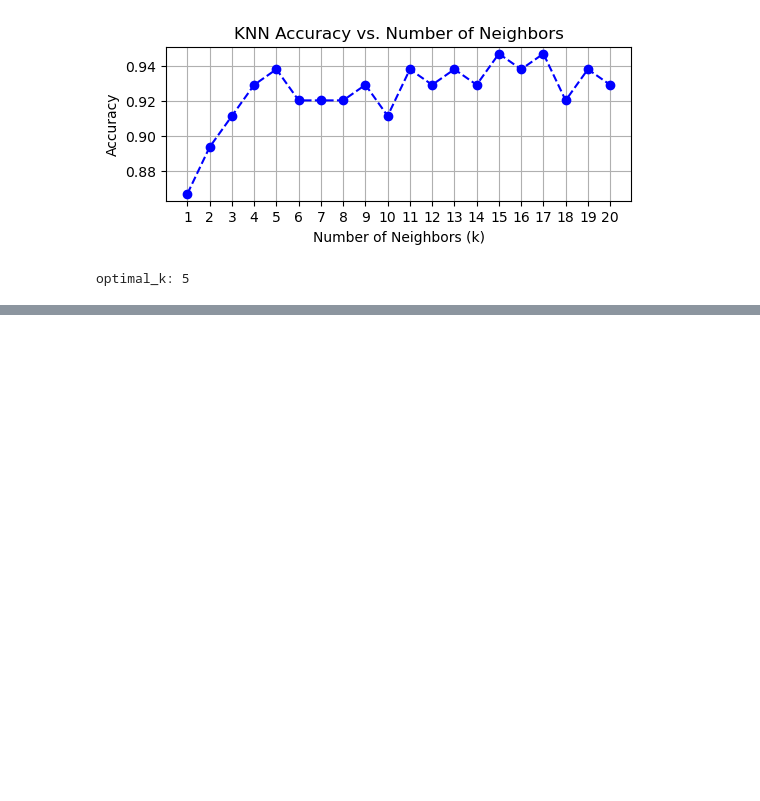
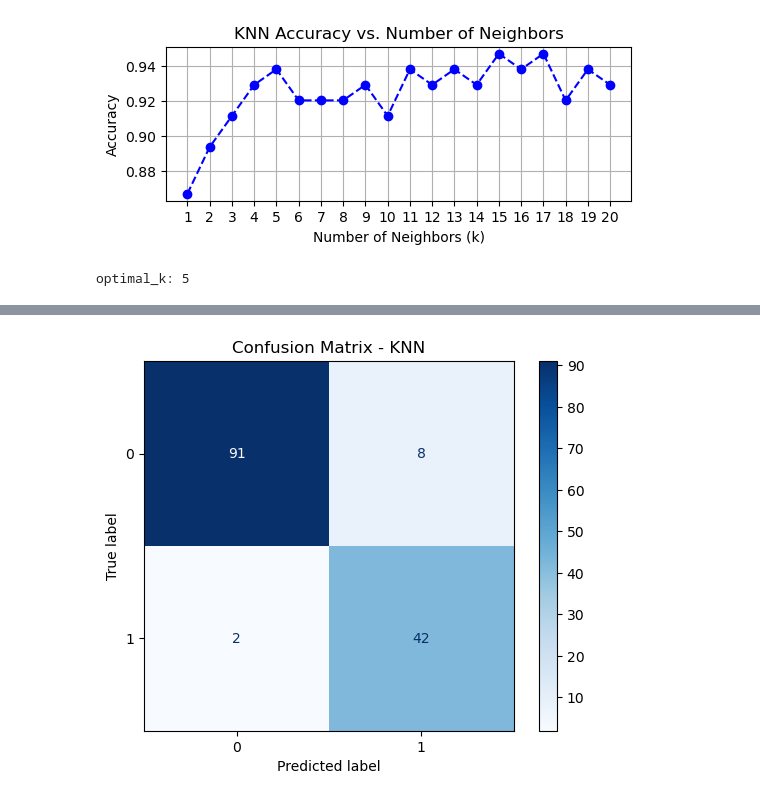
Before and after one commit to ninacunha/DataScienceGeneExpression, a Jupyter notebook: project.ipynb, the cells around one changed output, grey strips where cells are left out. Drawn from its saved outputs; the diff is of its cells as text; code cells hidden in the pictures; blank space fills up the shorter version.

Commit message:
added knn confusion matrix

```diff
--- a/project.ipynb
+++ b/project.ipynb
@@ -356,7 +356,7 @@ for i, (train_index, test_index) in enumerate(kf.split(X, y)):
         accuracy_lst.append(accuracy)
         accuracy_scores_KNN[k] = accuracy
         acc.append(accuracy)
-        accuracy_model_KNN[accuracy] = model
+        accuracy_model_KNN[accuracy] = X_test_selected.columns.tolist()
 
     plt.figure(figsize=(6, 2))
     plt.plot(k_values, accuracy_lst, marker='o', linestyle='dashed', color='b')
@@ -476,0 +384,3 @@ Fold 5 Selected Features: ['radius_mean', 'texture_mean', 'smoothness_mean', 'co
+# %%
+KNN_feature_names = accuracy_model_KNN[max(acc)]
+KNN_feature_names
@@ -476,0 +397,15 @@ Fold 5 Selected Features: ['radius_mean', 'texture_mean', 'smoothness_mean', 'co
+# %%
+X_features_KNN = X[KNN_feature_names]
+
+X_trainKNN, X_testKNN, y_trainKNN, y_testKNN = train_test_split(X_features_KNN,
+                                                    y,
+                                                    random_state=67,
+                                                    test_size=0.25,
+                                                    shuffle=True)
+KNN_model = KNN(n_neighbors=k)
+KNN_model.fit(X_trainKNN, y_trainKNN)
+predictions_KNN = KNN_model.predict(X_testKNN)
+accuracy_KNN = accuracy_score(predictions_KNN, y_testKNN)
+print("accuracy", accuracy_KNN)
+KNN_conf = confusion_table(predictions_KNN, y_testKNN)
+KNN_conf
@@ -476,0 +418,9 @@ Fold 5 Selected Features: ['radius_mean', 'texture_mean', 'smoothness_mean', 'co
+# %%
+labels = ['Benign', 'Malignant'] if 'B' in y_test.values else None
+
+disp_lr = ConfusionMatrixDisplay(confusion_matrix=np.array(KNN_conf), display_labels=labels)
+disp_lr.plot(cmap=plt.cm.Blues)
+plt.title("Confusion Matrix - KNN")
+plt.show()
+# %% [output]
+[figure, added]
```
Also changed, not shown: parts of 5 cells of this notebook.
